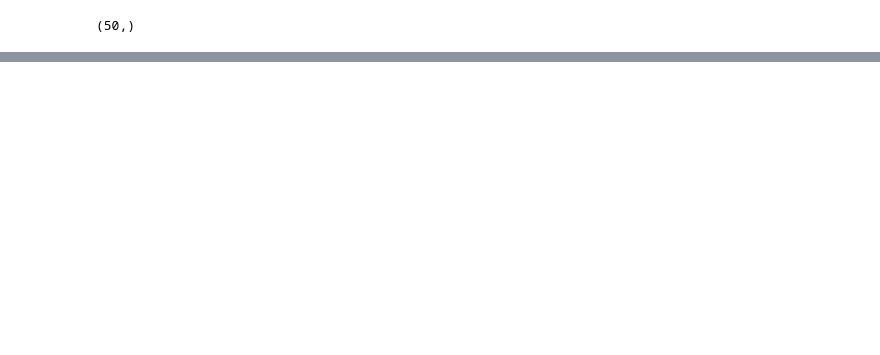
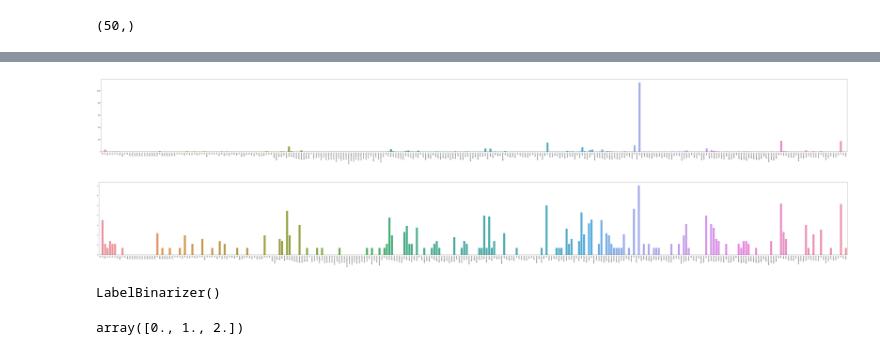
Before and after one commit to YiHungChen/DM2021-Lab1-Homework, a Jupyter notebook: DM2021-Lab1-Homework.ipynb, the cells around one changed output, grey strips where cells are left out. Saved outputs shown, nothing was run; the diff lists cells and outputs as text; code cells hidden in the pictures; blank space fills up the shorter version.

```diff
--- a/DM2021-Lab1-Homework.ipynb
+++ b/DM2021-Lab1-Homework.ipynb
@@ -577,0 +584,7 @@ ax = sns.heatmap(df_todraw, cmap="PuRd", vmin=0, vmax=3, annot=True)
+# %%
+plt.subplots(figsize=(100, 10))
+bar = sns.barplot(x=count_vect.get_feature_names()[:300],
+                 y=term_frequencies[:300])
+bar.set_xticklabels(count_vect.get_feature_names()[:300], rotation = 90);
+# %% [output]
+[figure, added]
@@ -577,0 +594,7 @@ ax = sns.heatmap(df_todraw, cmap="PuRd", vmin=0, vmax=3, annot=True)
+# %%
+plt.subplots(figsize=(100, 10))
+g = sns.barplot(x=count_vect.get_feature_names()[:300],
+                y=term_frequencies_log[:300])
+g.set_xticklabels(count_vect.get_feature_names()[:300], rotation = 90);
+# %% [output]
+[figure, added]
@@ -577,0 +605,8 @@ ax = sns.heatmap(df_todraw, cmap="PuRd", vmin=0, vmax=3, annot=True)
+# %%
+mlb.fit(DS.lib)
+# %% [output]
+LabelBinarizer()
+# %%
+mlb.classes_
+# %% [output]
+array([0., 1., 2.])
```
Also changed, not shown: parts of 43 cells of this notebook.
